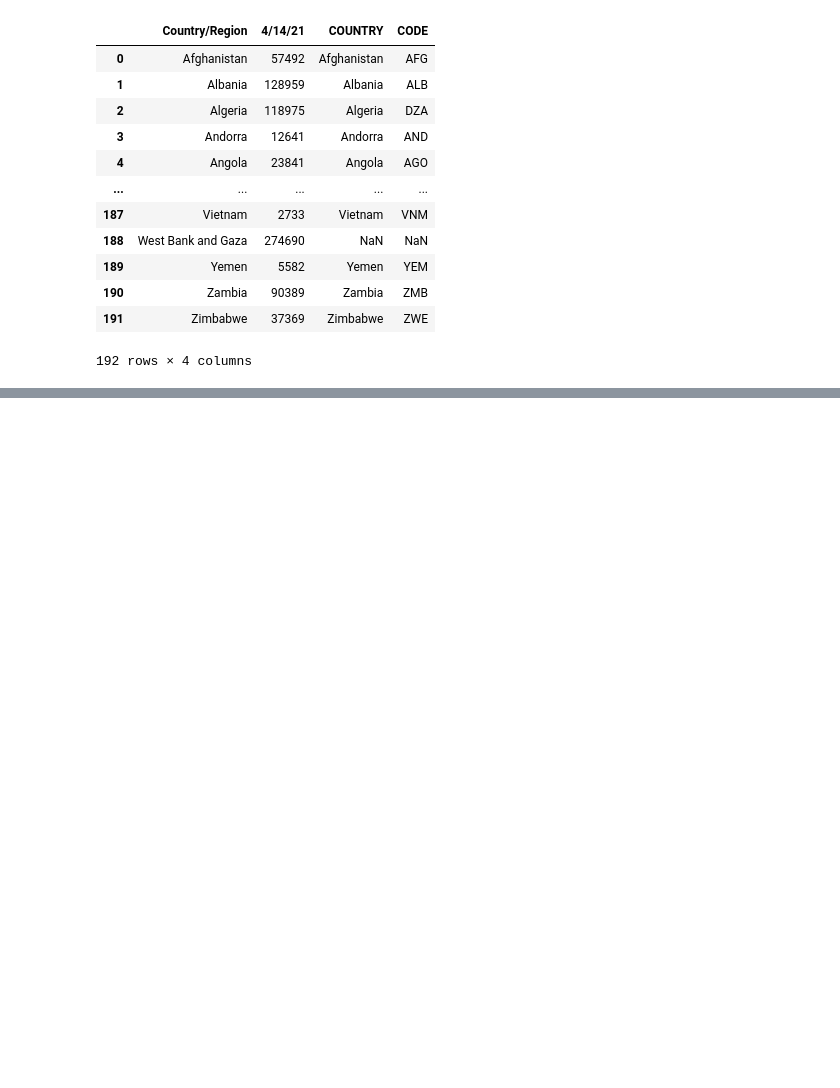
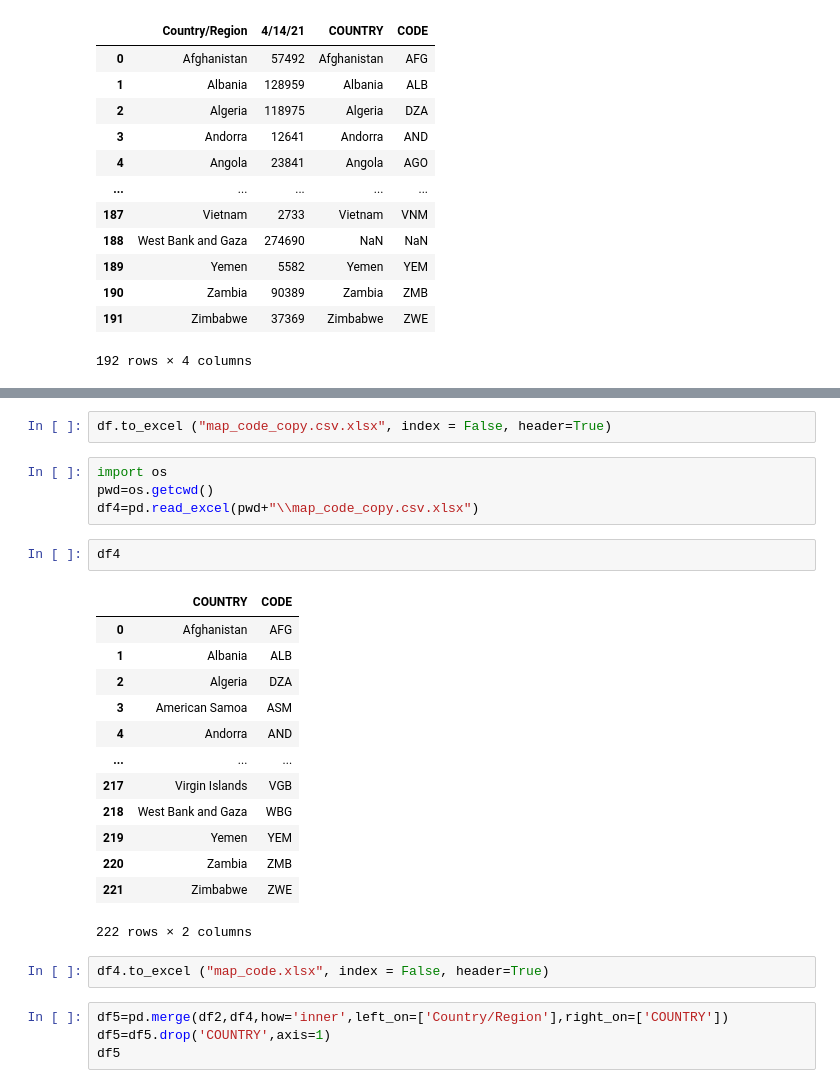
Before and after one commit to iannjari/covid-19-cases-and-mortality-forecaster, a Jupyter notebook: Data Preview.ipynb, the cells around one changed output, grey strips where cells are left out. Cells and saved outputs as stored; diff of their text form; blank space fills up the shorter version.

```diff
--- a/Data Preview.ipynb
+++ b/Data Preview.ipynb
@@ -155,0 +195,28 @@ df['your column name'].isnull().sum()
+# %%
+df.to_excel ("map_code_copy.csv.xlsx", index = False, header=True)
+# %%
+import os
+pwd=os.getcwd()
+df4=pd.read_excel(pwd+"\\map_code_copy.csv.xlsx")
+# %%
+df4
+# %% [output]
+|  | COUNTRY | CODE |
+| 0 | Afghanistan | AFG |
+| 1 | Albania | ALB |
+| 2 | Algeria | DZA |
+| 3 | American Samoa | ASM |
+| 4 | Andorra | AND |
+| ... | ... | ... |
+| 217 | Virgin Islands | VGB |
+| 218 | West Bank and Gaza | WBG |
+| 219 | Yemen | YEM |
+| 220 | Zambia | ZMB |
+| 221 | Zimbabwe | ZWE |
+222 rows × 2 columns
+# %%
+df4.to_excel ("map_code.xlsx", index = False, header=True)
+# %%
+df5=pd.merge(df2,df4,how='inner',left_on=['Country/Region'],right_on=['COUNTRY'])
+df5=df5.drop('COUNTRY',axis=1)
+df5
```
Also changed, not shown: parts of 5 cells of this notebook, 1 other file.
